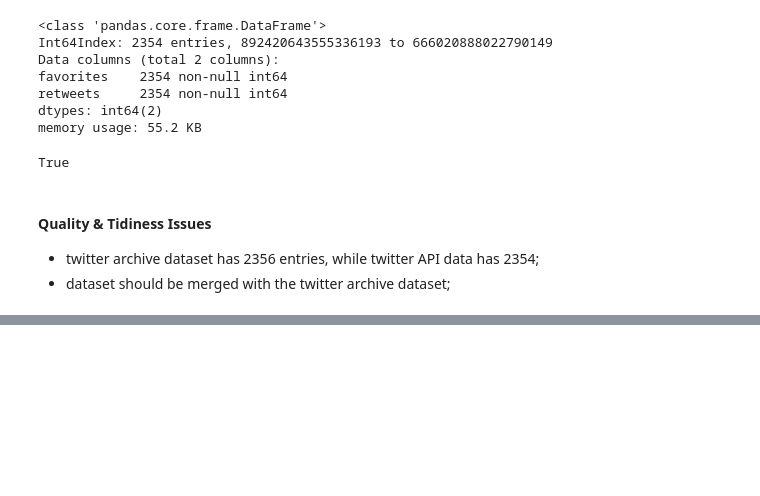
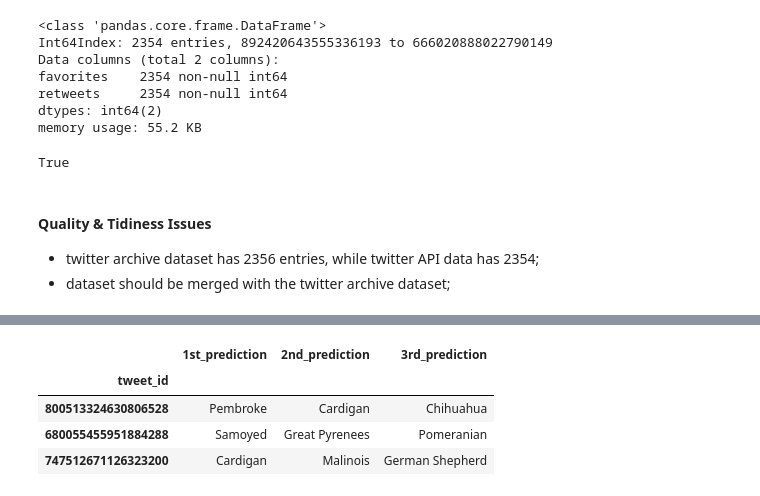
Before and after one commit to stembarb/DA--Wrangle-Analyze-WeRateDogs-Data, a Jupyter notebook: wrangle_act.ipynb, the cells around one changed output, grey strips where cells are left out. Drawn from its saved outputs; the diff is of its cells as text; code cells hidden in the pictures; blank space fills up the shorter version.

```diff
--- a/wrangle_act.ipynb
+++ b/wrangle_act.ipynb
@@ -467,0 +563,13 @@ twitter_arch.sample(3)
+# %%
+# change labels
+image_pred_clean.columns = ['image_url',
+                            'img_number',
+                            '1st_prediction',
+                            '1st_prediction_confidence',
+                            '1st_prediction_isdog',
+                            '2nd_prediction',
+                            '2nd_prediction_confidence',
+                            '2nd_prediction_isdog',
+                            '3rd_prediction',
+                            '3rd_prediction_confidence',
+                            '3rd_prediction_isdog']
@@ -467,0 +593,16 @@ twitter_arch.sample(3)
+# %%
+# columns with dog breed
+dog_breed_cols = ['1st_prediction', '2nd_prediction', '3rd_prediction']
+
+# remove underscore and capitalize the first letter of each word
+for column in dog_breed_cols:
+    image_pred_clean[column] = image_pred_clean[column].str.replace('_', ' ').str.title()
+# %%
+# display sample of changes
+image_pred_clean[dog_breed_cols].sample(3)
+# %% [output]
+|  | 1st_prediction | 2nd_prediction | 3rd_prediction |
+| tweet_id |  |  |  |
+| 800513324630806528 | Pembroke | Cardigan | Chihuahua |
+| 680055455951884288 | Samoyed | Great Pyrenees | Pomeranian |
+| 747512671126323200 | Cardigan | Malinois | German Shepherd |
```
Also changed, not shown: parts of 30 cells of this notebook.
